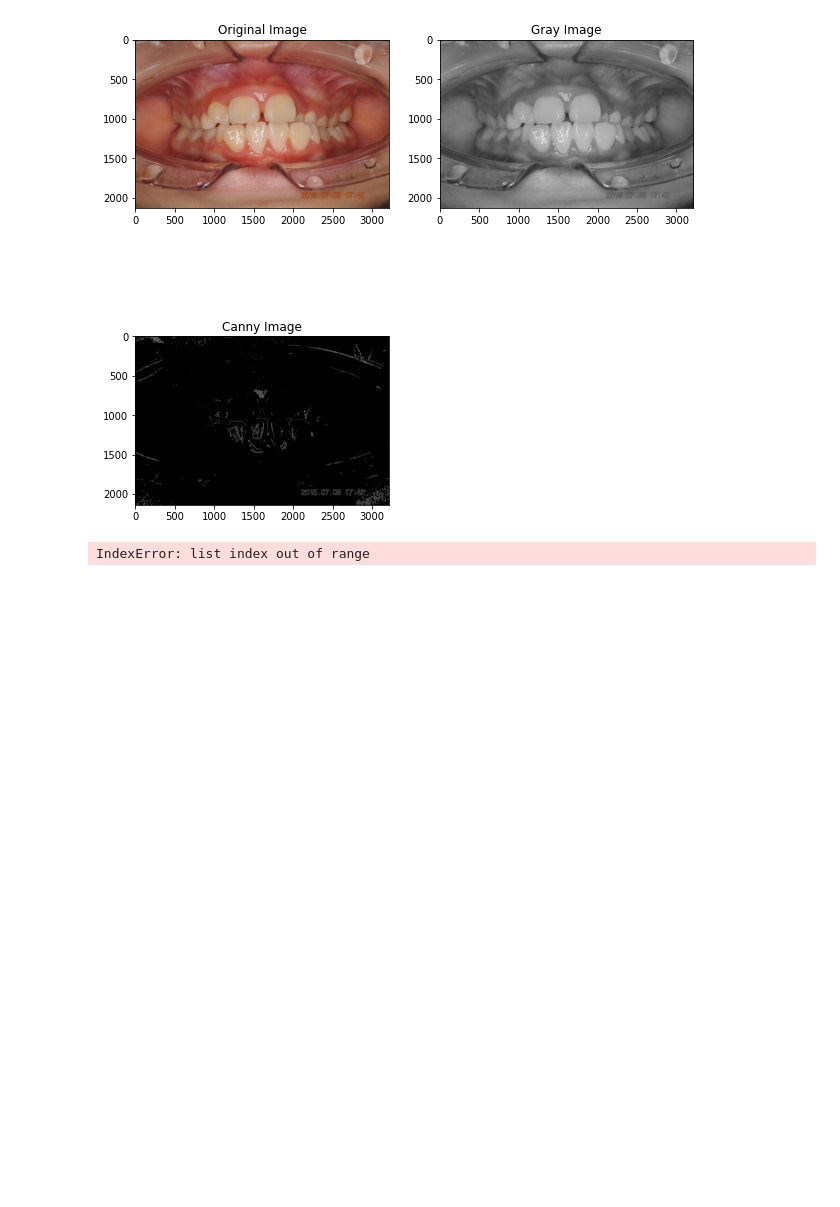
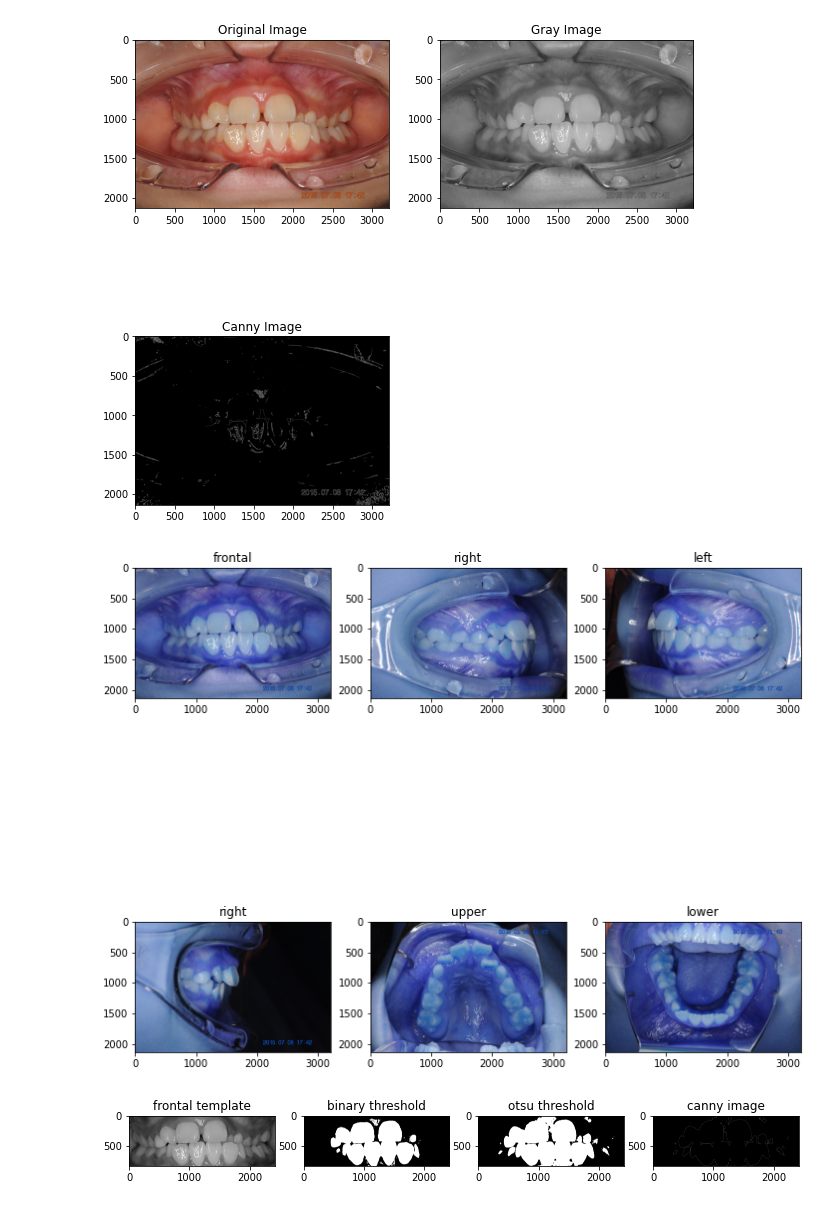
Before and after one commit to hoangminhtoan/Teeth_Project, a Jupyter notebook: test_images.ipynb, the cells around one changed output. Saved outputs shown, nothing was run; the diff lists cells and outputs as text; code cells hidden in the pictures; blank space fills up the shorter version.

Commit message:
Update Templage Images

```diff
--- a/test_images.ipynb
+++ b/test_images.ipynb
@@ -38,26 +38,51 @@ for i in range(0, rows * cols - 1):
 plt.show()
 # %% [output]
 [figure]
+# %%
+def display_images(rows, cols, images, images_titles, gray=True):
+    fig = plt.figure(figsize=(12, 12))
+    for i in range(0, rows * cols):
+        img = images[i]
+        fig.add_subplot(rows, cols, i+1)
+        if gray:
+            plt.imshow(img, cmap='gray')
+        else:
+            plt.imshow(img)
+        plt.title(images_titles[i])
+
+    plt.show()
 # %%
 # Load first 6 images
 images = []
-for file_name in sorted(os.listdir(IMG_DIR))[:6]:
+for file_name in sorted(os.listdir(IMG_DIR))[:7]:
     if 'jpg' in file_name:
-        images.append(cv2.imread(IMG_DIR + '/' + file_name, 0))
+        images.append(cv2.imread(IMG_DIR + '/' + file_name))
 
 images_views = ["frontal", "right", "left", "right", "upper", "lower"]
 
 # Display images
-rows, cols = 2, 3
-fig = plt.figure(figsize=(10, 10))
-
-for i in range(0, rows * cols - 1):
-    img = images[i]
-    fig.add_subplot(rows, cols, i+1)
-    plt.imshow(img)
-    plt.title(images_views[i])
-
-
-plt.show()
+display_images(rows=2, cols=3, images=images, images_titles=images_views, gray=True)
 # %% [output]
-IndexError: list index out of range
+[figure, added]
+# %%
+#
+TEMPLATE_DIR = 'templates/'
+
+
+frontal_template = cv2.imread(TEMPLATE_DIR + 'frontal.jpg', 0)
+blur = cv2.GaussianBlur(frontal_template, (7, 7), 0)
+
+# binary threshold
+_, th1 = cv2.threshold(frontal_template, 145, 255, cv2.THRESH_BINARY)
+
+# otsu's threshold
+_, th2 = cv2.threshold(blur, 145, 255, cv2.THRESH_BINARY + cv2.THRESH_OTSU)
+
+canny_frontal_template = cv2.Canny(th2, 30, 200)
+
+images = [frontal_template, th1, th2, canny_frontal_template]
+images_titles = ["frontal template", "binary threshold", "otsu threshold", "canny image"]
+
+display_images(rows=1, cols=len(images), images=images, images_titles=images_titles)
+# %% [output]
+[figure, added]
```
Also changed, not shown: parts of 4 cells of this notebook, 10 other files.
